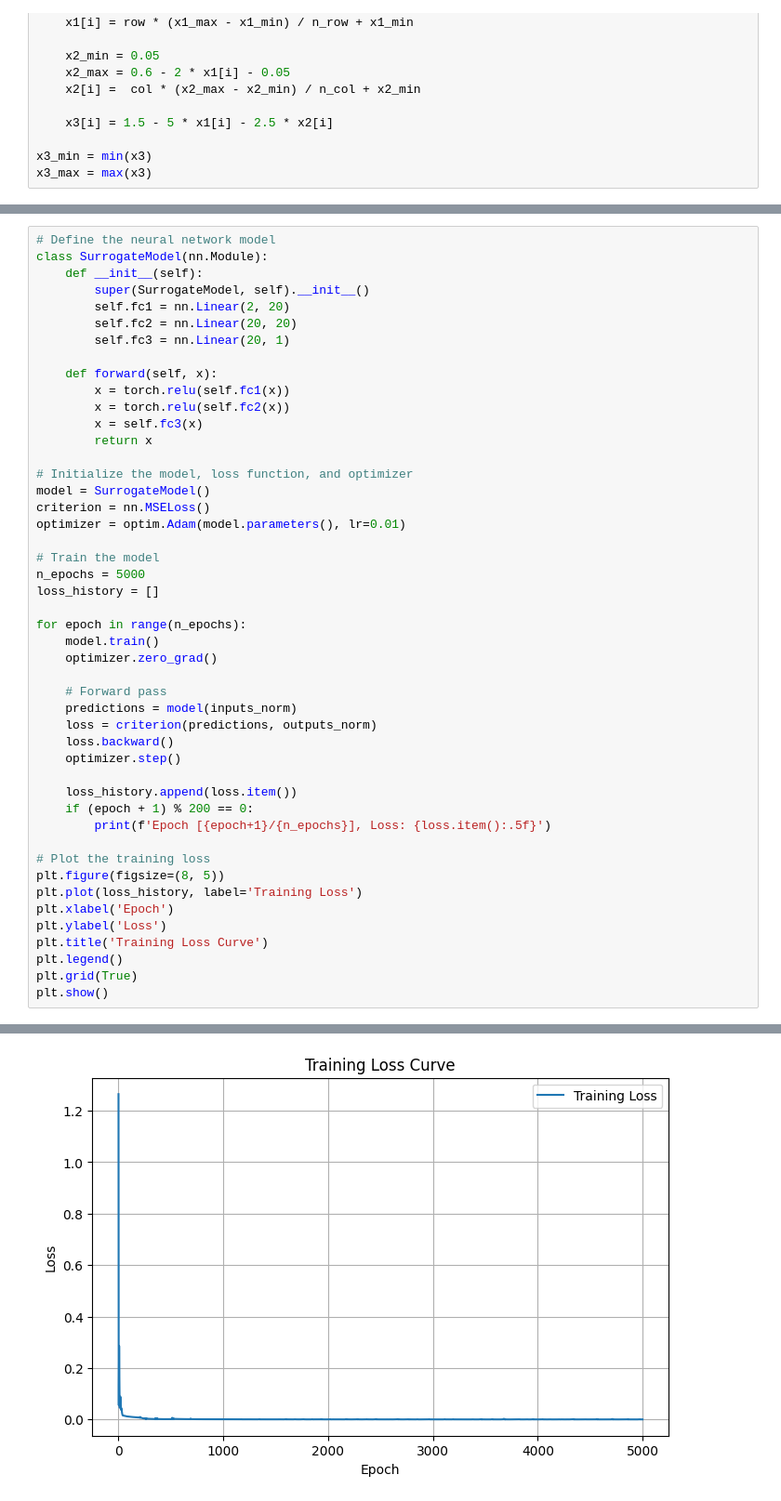
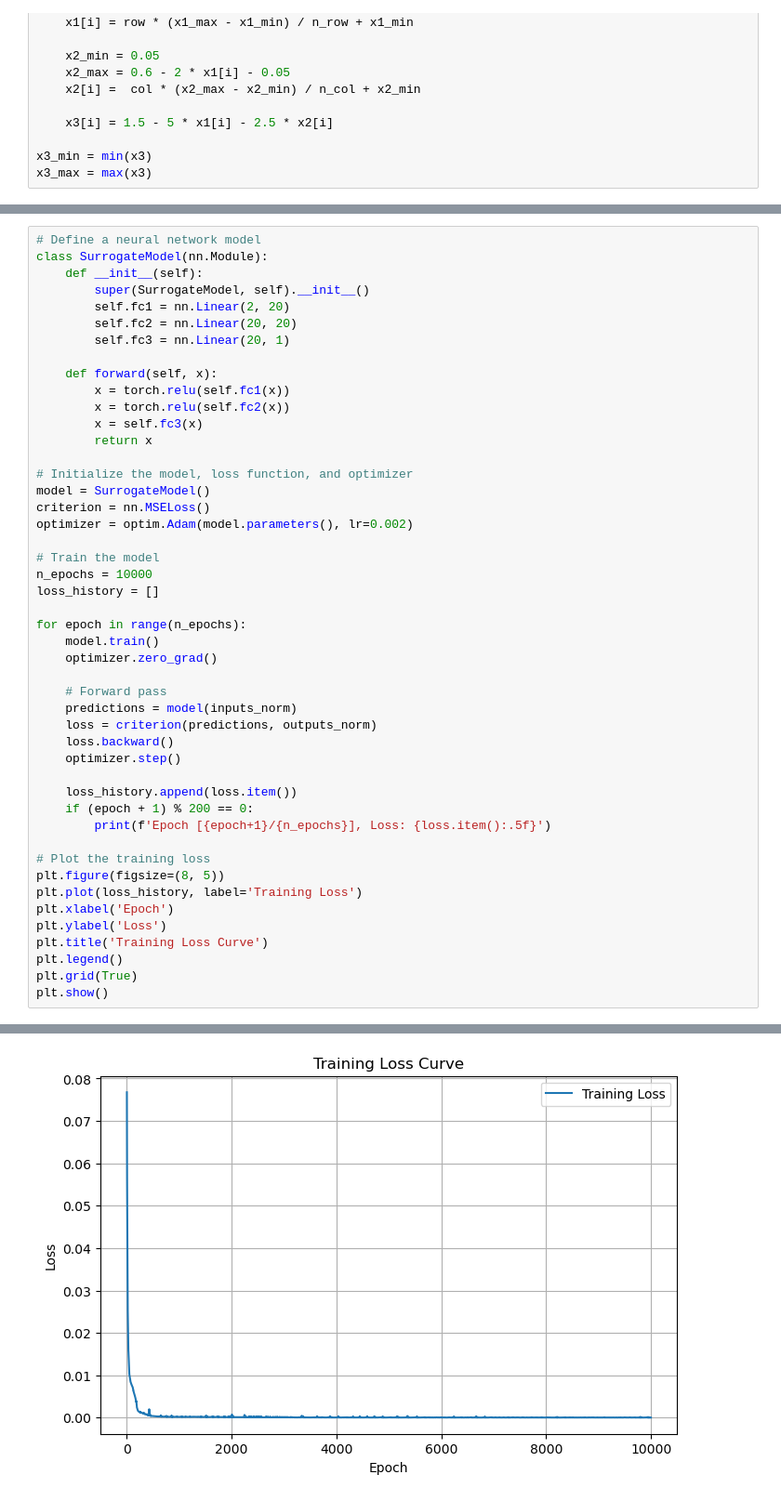
Before and after one commit to academic-innovation-online-learning/AI-for-Mechanical-Engineers, a Jupyter notebook: Course 1/Module 3 - Thermal Optimization/Thermal_Insulation_example.ipynb, the cells around one changed output, grey strips where cells are left out. Shown: that part at 93% size. Saved outputs shown, nothing was run; the diff lists cells and outputs as text.

```diff
--- a/Course 1/Module 3 - Thermal Optimization/Thermal_Insulation_example.ipynb
+++ b/Course 1/Module 3 - Thermal Optimization/Thermal_Insulation_example.ipynb
@@ -58,7 +53,7 @@ Q_norm = normalize(Q, Q_min, Q_max)
 inputs_norm = torch.cat((x1_norm, x2_norm), dim=1)
 outputs_norm = Q_norm.view(-1, 1)
 # %%
-# Define the neural network model
+# Define a neural network model
 class SurrogateModel(nn.Module):
     def __init__(self):
         super(SurrogateModel, self).__init__()
@@ -75,10 +70,10 @@ class SurrogateModel(nn.Module):
 # Initialize the model, loss function, and optimizer
 model = SurrogateModel()
 criterion = nn.MSELoss()
-optimizer = optim.Adam(model.parameters(), lr=0.01)
+optimizer = optim.Adam(model.parameters(), lr=0.002)
 
 # Train the model
-n_epochs = 5000
+n_epochs = 10000
 loss_history = []
 
 for epoch in range(n_epochs):
@@ -125,2 +120,2 @@ Epoch [5000/5000], Loss: 0.00018
-[figure, old version]
+[figure, new version]
 # %%
```
Also changed, not shown: parts of 6 cells of this notebook.
